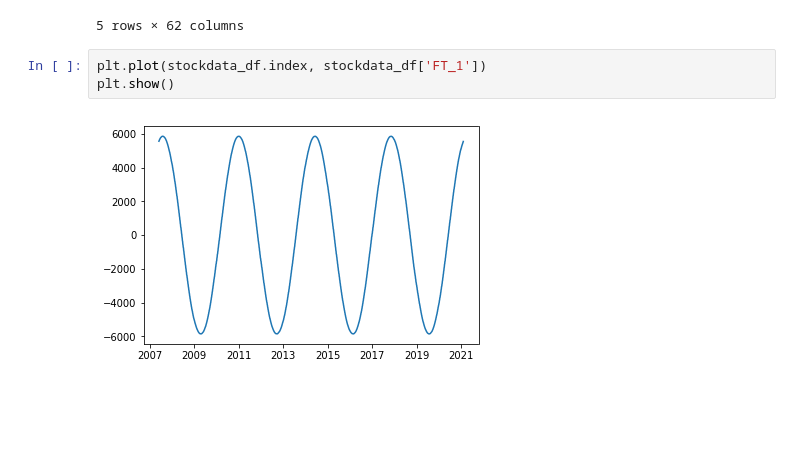
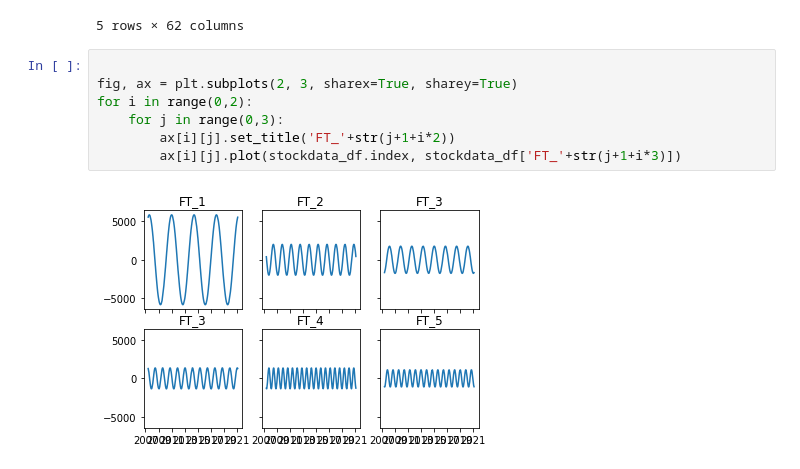
Before and after one commit to simonbuehrer/FFT-test, a Jupyter notebook: 00-fft-stock-market.ipynb, the cells around one changed output. Cells and saved outputs as stored; diff of their text form; blank space fills up the shorter version.

Commit message:
show FFT

```diff
--- a/00-fft-stock-market.ipynb
+++ b/00-fft-stock-market.ipynb
@@ -208,11 +208,15 @@ stockdata_df[['Close', 'row_num', 'FT_All']  + list(fourier_terms.index)].head()
 | 2007-06-05 | 21.930000 | 3 | 2874.672872 | 5601.467988 | 288.373360 | -1641.018770 | 1245.591048 | -1323.082402 | -1109.202259 | 581.204977 | ... | ... |
 | 2007-06-06 | 21.309999 | 4 | 2278.568860 | 5613.824859 | 252.103286 | -1631.107292 | 1232.991513 | -1332.337560 | -1112.175610 | 543.947014 | ... | ... |
 5 rows × 62 columns
-# %%
-plt.plot(stockdata_df.index, stockdata_df['FT_1'])
-plt.show()
-# %% [output]
-[figure, removed]
+# %%
+
+fig, ax = plt.subplots(2, 3, sharex=True, sharey=True)
+for i in range(0,2):
+    for j in range(0,3):
+        ax[i][j].set_title('FT_'+str(j+1+i*2))
+        ax[i][j].plot(stockdata_df.index, stockdata_df['FT_'+str(j+1+i*3)])
+# %% [output]
+[figure, added]
 # %%
 X = pd.DataFrame(stockdata_df[['row_num','FT_All']])
 y = pd.DataFrame(stockdata_df['Diff'])
```
Also changed, not shown: parts of 2 cells of this notebook.
